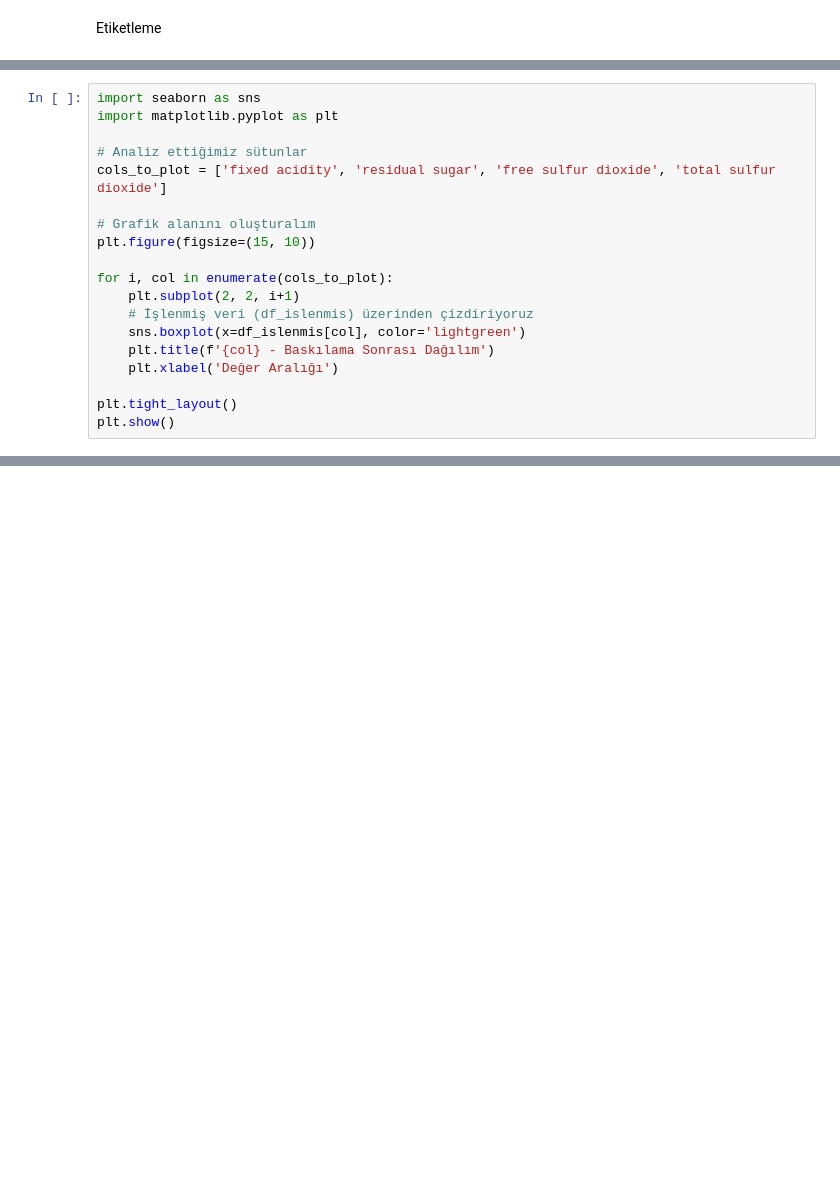
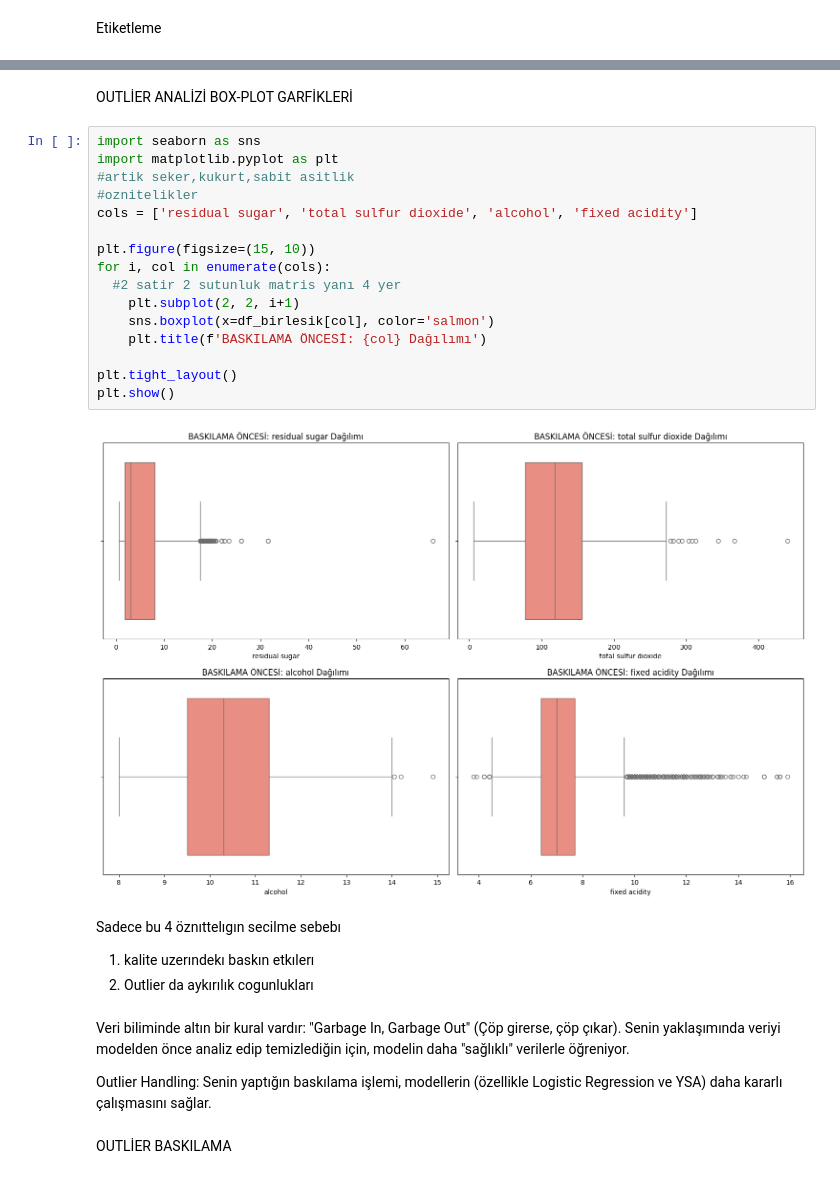
Before and after one commit to sudeozby/Wine-Quality-Classification, a Jupyter notebook: Wine_Quality_Analysis_Colab.ipynb, the cells around one changed output, grey strips where cells are left out. Saved outputs shown, nothing was run; the diff lists cells and outputs as text; blank space fills up the shorter version.

```diff
--- a/Wine_Quality_Analysis_Colab.ipynb
+++ b/Wine_Quality_Analysis_Colab.ipynb
@@ -177,19 +90,0 @@ Hocam, başlangıçta aykırı değerleri silmeyi denedik ancak verimizin %17'si
-# %%
-import seaborn as sns
-import matplotlib.pyplot as plt
-
-# Analiz ettiğimiz sütunlar
-cols_to_plot = ['fixed acidity', 'residual sugar', 'free sulfur dioxide', 'total sulfur dioxide']
-
-# Grafik alanını oluşturalım
-plt.figure(figsize=(15, 10))
-
-for i, col in enumerate(cols_to_plot):
-    plt.subplot(2, 2, i+1)
-    # İşlenmiş veri (df_islenmis) üzerinden çizdiriyoruz
-    sns.boxplot(x=df_islenmis[col], color='lightgreen')
-    plt.title(f'{col} - Baskılama Sonrası Dağılım')
-    plt.xlabel('Değer Aralığı')
-
-plt.tight_layout()
-plt.show()
@@ -253,0 +113,33 @@ EDA (VERİ ANALİZ KISMI)
+# %% [markdown]
+OUTLİER ANALİZİ BOX-PLOT GARFİKLERİ
+# %%
+import seaborn as sns
+import matplotlib.pyplot as plt
+#artik seker,kukurt,sabit asitlik
+#oznitelikler
+cols = ['residual sugar', 'total sulfur dioxide', 'alcohol', 'fixed acidity']
+
+plt.figure(figsize=(15, 10))
+for i, col in enumerate(cols):
+  #2 satir 2 sutunluk matris yanı 4 yer
+    plt.subplot(2, 2, i+1)
+    sns.boxplot(x=df_birlesik[col], color='salmon')
+    plt.title(f'BASKILAMA ÖNCESİ: {col} Dağılımı')
+
+plt.tight_layout()
+plt.show()
+# %% [output]
+[figure, added]
+# %% [markdown]
+Sadece bu 4 öznıttelıgın secilme sebebı
+
+
+1.   kalite uzerındekı baskın etkılerı
+2.   Outlier da aykırılık cogunlukları
+# %% [markdown]
+Veri biliminde altın bir kural vardır: "Garbage In, Garbage Out" (Çöp girerse, çöp çıkar).
+Senin yaklaşımında veriyi modelden önce analiz edip temizlediğin için, modelin daha "sağlıklı" verilerle öğreniyor.
+
+Outlier Handling: Senin yaptığın baskılama işlemi, modellerin (özellikle Logistic Regression ve YSA) daha kararlı çalışmasını sağlar.
+# %% [markdown]
+OUTLİER BASKILAMA
```
Also changed, not shown: parts of 120 cells of this notebook.
